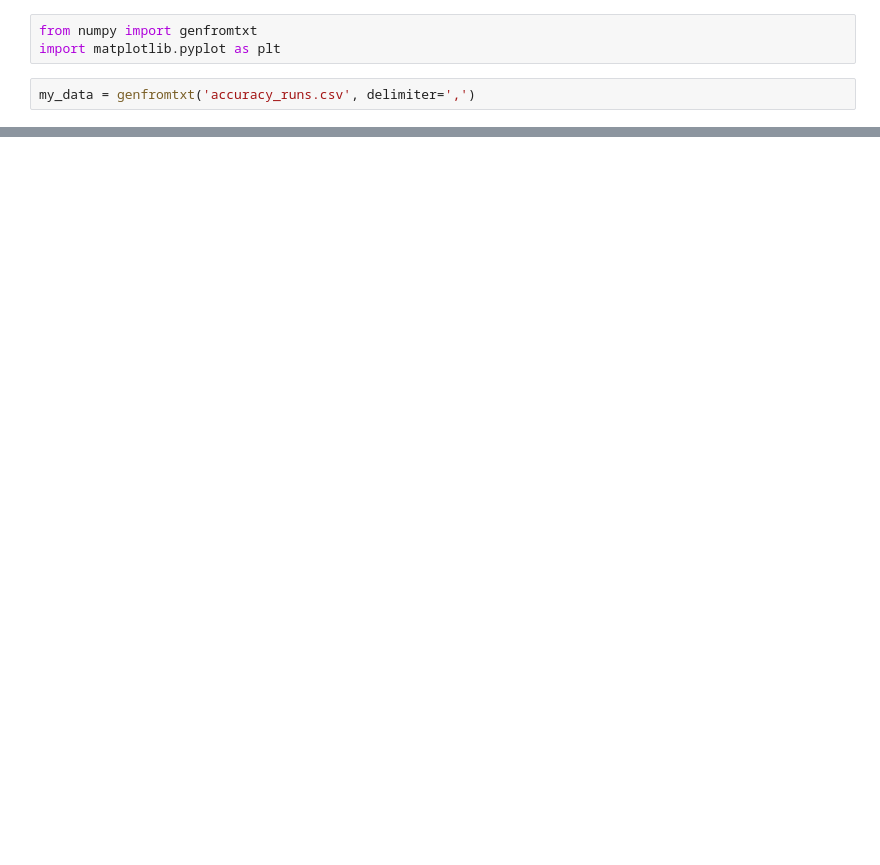
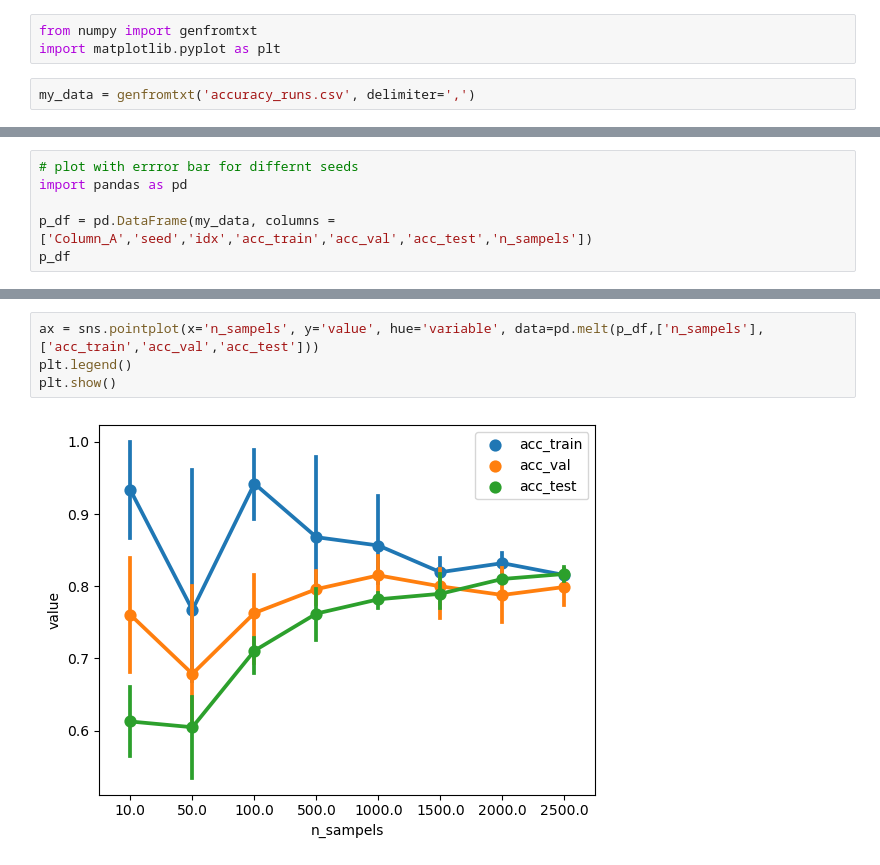
Before and after one commit to MohammadJavadD/TUH, a Jupyter notebook: df_plot.ipynb, the cells around one changed output, grey strips where cells are left out. Saved outputs shown, nothing was run; the diff lists cells and outputs as text; blank space fills up the shorter version.

Commit message:
"update scaling plot with 3 seeds"

```diff
--- a/df_plot.ipynb
+++ b/df_plot.ipynb
@@ -16,0 +6,6 @@ plt.show()
+# %%
+# plot with errror bar for differnt seeds
+import pandas as pd
+
+p_df = pd.DataFrame(my_data, columns = ['Column_A','seed','idx','acc_train','acc_val','acc_test','n_sampels'])
+p_df
@@ -16,0 +30,6 @@ plt.show()
+# %%
+ax = sns.pointplot(x='n_sampels', y='value', hue='variable', data=pd.melt(p_df,['n_sampels'], ['acc_train','acc_val','acc_test']))
+plt.legend()
+plt.show()
+# %% [output]
+[figure, added]
```
Also changed, not shown: parts of 2 cells of this notebook.
